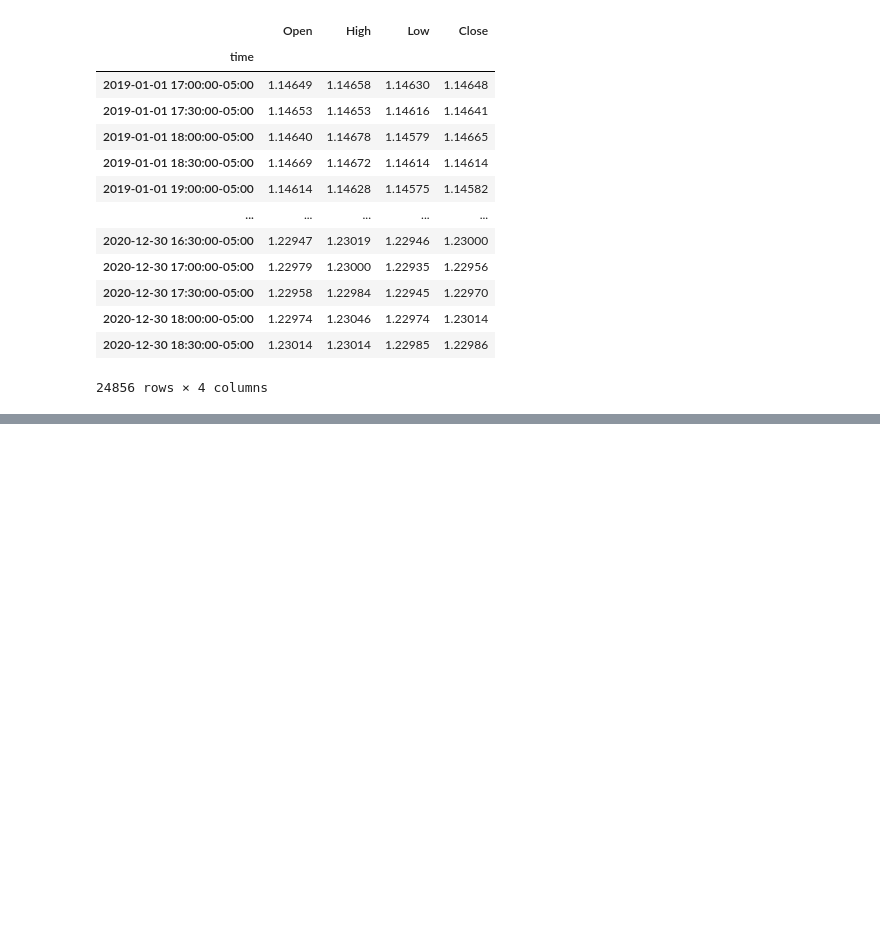
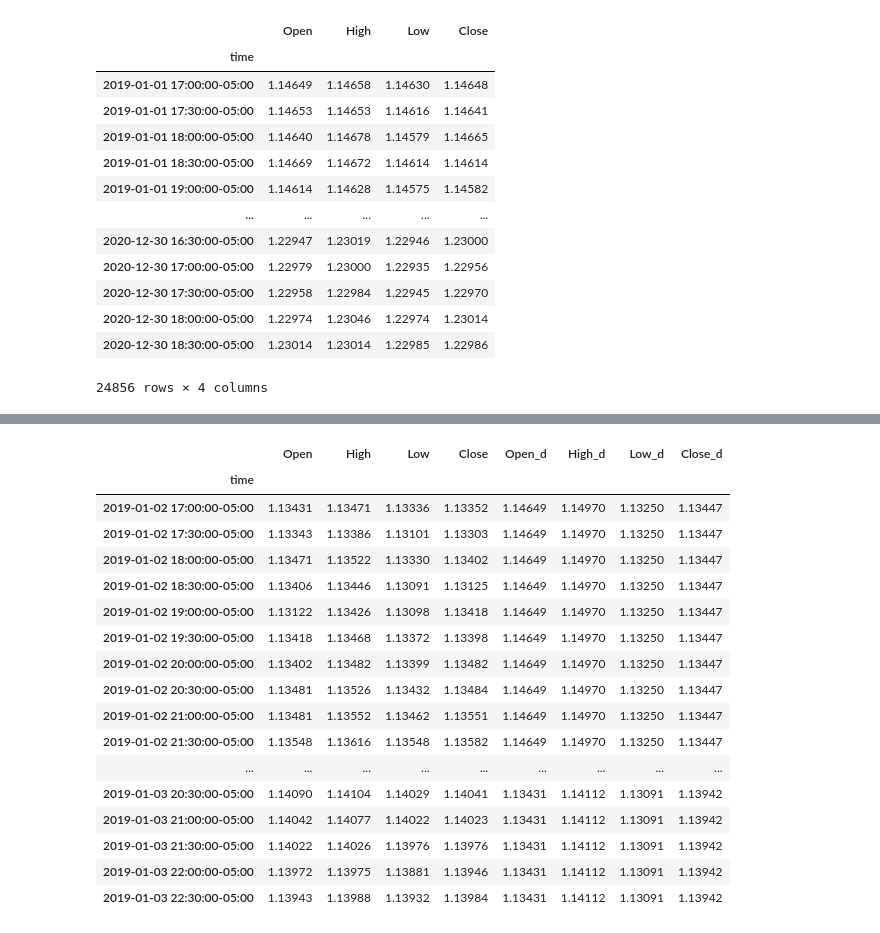
Before and after one commit to AvirukthGT/AlgoTrading, a Jupyter notebook: Pivot Point/pivot_point.ipynb, the cells around one changed output, grey strips where cells are left out. Saved outputs shown, nothing was run; the diff lists cells and outputs as text; code cells hidden in the pictures; blank space fills up the shorter version.

Commit message:
Merging intraday and daily data

```diff
--- a/Pivot Point/pivot_point.ipynb
+++ b/Pivot Point/pivot_point.ipynb
@@ -239,0 +242,2 @@ data
+# %%
+daily_data.columns = ["Open_d", "High_d", "Low_d", "Close_d"]
@@ -239,0 +278,21 @@ data
+# %%
+pd.concat([data, daily_data.shift().dropna()], axis = 1).ffill().dropna().head(60)
+# %% [output]
+|  | Open | High | Low | Close | Open_d | High_d | Low_d | Close_d |
+| time |  |  |  |  |  |  |  |  |
+| 2019-01-02 17:00:00-05:00 | 1.13431 | 1.13471 | 1.13336 | 1.13352 | 1.14649 | 1.14970 | 1.13250 | 1.13447 |
+| 2019-01-02 17:30:00-05:00 | 1.13343 | 1.13386 | 1.13101 | 1.13303 | 1.14649 | 1.14970 | 1.13250 | 1.13447 |
+| 2019-01-02 18:00:00-05:00 | 1.13471 | 1.13522 | 1.13330 | 1.13402 | 1.14649 | 1.14970 | 1.13250 | 1.13447 |
+| 2019-01-02 18:30:00-05:00 | 1.13406 | 1.13446 | 1.13091 | 1.13125 | 1.14649 | 1.14970 | 1.13250 | 1.13447 |
+| 2019-01-02 19:00:00-05:00 | 1.13122 | 1.13426 | 1.13098 | 1.13418 | 1.14649 | 1.14970 | 1.13250 | 1.13447 |
+| 2019-01-02 19:30:00-05:00 | 1.13418 | 1.13468 | 1.13372 | 1.13398 | 1.14649 | 1.14970 | 1.13250 | 1.13447 |
+| 2019-01-02 20:00:00-05:00 | 1.13402 | 1.13482 | 1.13399 | 1.13482 | 1.14649 | 1.14970 | 1.13250 | 1.13447 |
+| 2019-01-02 20:30:00-05:00 | 1.13481 | 1.13526 | 1.13432 | 1.13484 | 1.14649 | 1.14970 | 1.13250 | 1.13447 |
+| 2019-01-02 21:00:00-05:00 | 1.13481 | 1.13552 | 1.13462 | 1.13551 | 1.14649 | 1.14970 | 1.13250 | 1.13447 |
+| 2019-01-02 21:30:00-05:00 | 1.13548 | 1.13616 | 1.13548 | 1.13582 | 1.14649 | 1.14970 | 1.13250 | 1.13447 |
+| ... | ... | ... | ... | ... | ... | ... | ... | ... |
+| 2019-01-03 20:30:00-05:00 | 1.14090 | 1.14104 | 1.14029 | 1.14041 | 1.13431 | 1.14112 | 1.13091 | 1.13942 |
+| 2019-01-03 21:00:00-05:00 | 1.14042 | 1.14077 | 1.14022 | 1.14023 | 1.13431 | 1.14112 | 1.13091 | 1.13942 |
+| 2019-01-03 21:30:00-05:00 | 1.14022 | 1.14026 | 1.13976 | 1.13976 | 1.13431 | 1.14112 | 1.13091 | 1.13942 |
+| 2019-01-03 22:00:00-05:00 | 1.13972 | 1.13975 | 1.13881 | 1.13946 | 1.13431 | 1.14112 | 1.13091 | 1.13942 |
+| 2019-01-03 22:30:00-05:00 | 1.13943 | 1.13988 | 1.13932 | 1.13984 | 1.13431 | 1.14112 | 1.13091 | 1.13942 |
```
Also changed, not shown: parts of 5 cells of this notebook.
